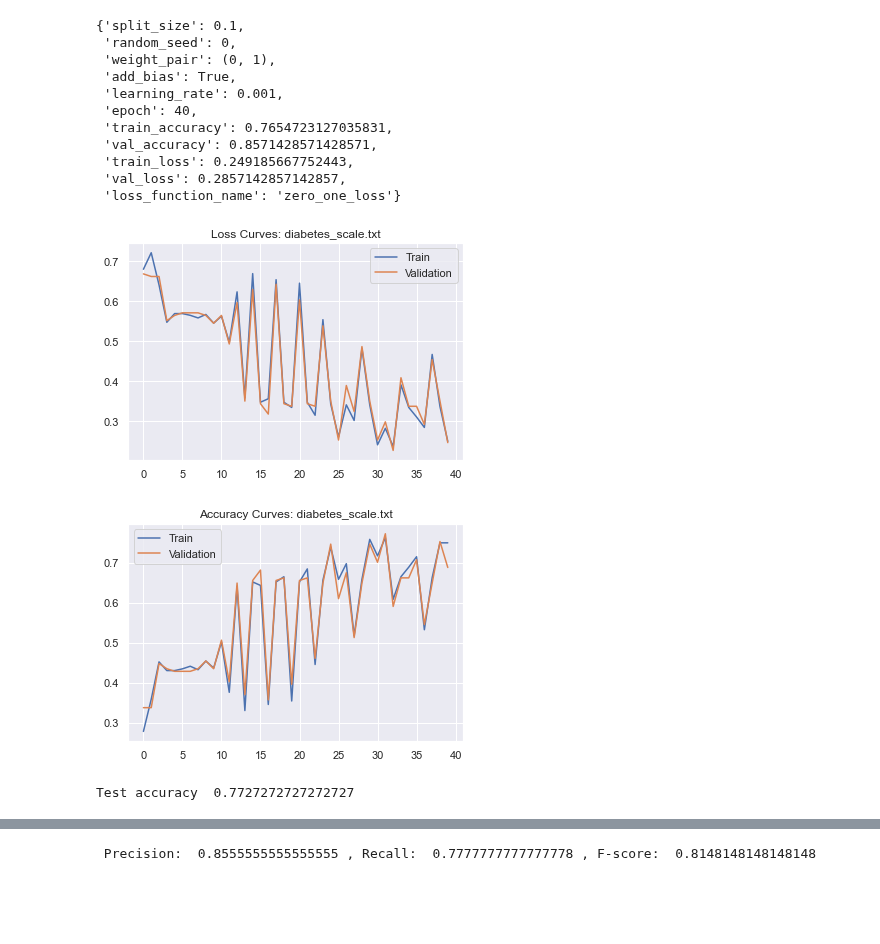
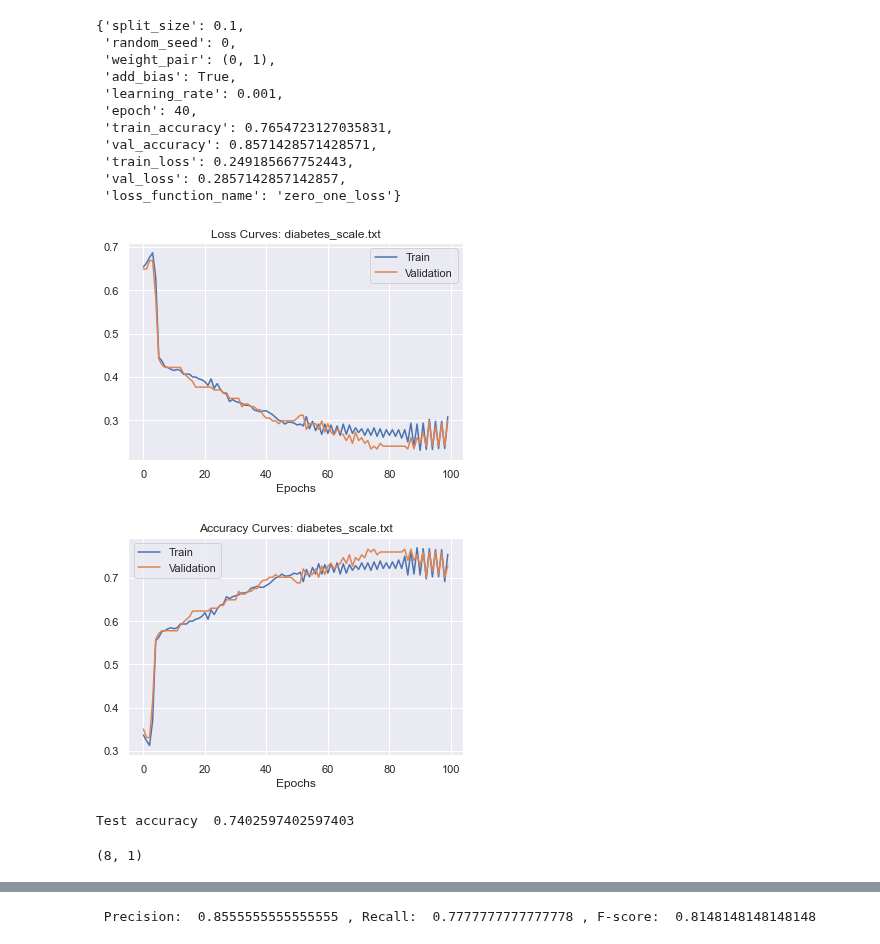
Before and after one commit to poo5zan/deep_learning_fundamentals, a Jupyter notebook: assignment_1/assignment_1.ipynb, the cells around one changed output, grey strips where cells are left out. Drawn from its saved outputs; the diff is of its cells as text; code cells hidden in the pictures; blank space fills up the shorter version.

```diff
--- a/assignment_1/assignment_1.ipynb
+++ b/assignment_1/assignment_1.ipynb
@@ -283,21 +283,22 @@ class Perceptron():
         # print('Train: ', X_train.shape[0], ', Val: ', X_val.shape[0], ', Test: ', X_test.shape[0])
         return X_train, X_val, X_test, y_train, y_val, y_test
 
-    def plot_line_graphs(self, x_values, y_values_list, y_labels, title):
+    def plot_line_graphs(self, x_values, y_values_list, y_labels, title, ylabel):
         for y_values, y_label in zip(y_values_list, y_labels):
             plt.plot(x_values, y_values, label = y_label)
 
         plt.legend()
         plt.title(title)
+        plt.xlabel("Epochs")
         plt.show()
 
     def plot_loss_curves(self, title_suffix):
         y_values_list = [self.train_losses, self.validation_losses]
-        self.plot_line_graphs(self.epochs, y_values_list, self.train_validation_y_labels, 'Loss Curves: ' + title_suffix)
+        self.plot_line_graphs(self.epochs, y_values_list, self.train_validation_y_labels, 'Loss Curves: ' + title_suffix, 'Loss')
 
     def plot_accuracy_curves(self, title_suffix):
         y_values_list = [self.train_accuracies, self.validation_accuracies]
-        self.plot_line_graphs(self.epochs, y_values_list, self.train_validation_y_labels, 'Accuracy Curves: ' + title_suffix)
+        self.plot_line_graphs(self.epochs, y_values_list, self.train_validation_y_labels, 'Accuracy Curves: ' + title_suffix, 'Accuracy')
 # %%
 3*3*3*2*4*4*6
 # %% [output]
@@ -447,28 +448,38 @@ optimal_parameters
 # %%
 # get test accuracy for these top 1  parameters
 # from result top 1, one with low validation loss
 
 np.random.seed(optimal_parameters['random_seed'])
 low, high = optimal_parameters['weight_pair']
-weights = np.random.uniform(low=low, high = high, size=8).reshape(-1,1)
+# weights = np.random.rand(8,1) # 62
+# weights = np.random.uniform(low=low, high = high, size=8).reshape(-1,1)
+# weights = 0.01 * np.random.randn(8,1) # 68.8
+# weights = np.random.randn(8,1) / np.sqrt(8) # 75.32
+# weights = np.random.standard_normal(size=(8,1)) # 74.0
+weights = np.random.normal(size=(8,1)) # 74.0
 perceptron = Perceptron(
     file_path=default_file_path,
     weights=weights,
     loss_function_name=optimal_parameters['loss_function_name'],
     learning_rate=optimal_parameters['learning_rate'],
-    epoch=optimal_parameters['epoch'],
-     add_bias=optimal_parameters['add_bias'])
+    epoch=100, #optimal_parameters['epoch'],
+    add_bias=optimal_parameters['add_bias'])
 X, y = perceptron.get_features_labels_from_file_data()
 X_train, X_val, X_test, y_train, y_val, y_test = perceptron.split_train_validation_test(
-        X, y, split_size)
+        X, y, .2)
 train_data = perceptron.train(X_train, y_train, X_val, y_val)
 perceptron.plot_loss_curves(default_file_path)
 perceptron.plot_accuracy_curves(default_file_path)
 
 X_test = perceptron.add_bias_in_features(X_test)
 test_accuracy = perceptron.accuracy(X_test, y_test)
 print('Test accuracy ', test_accuracy)
 # %% [output]
-[figure, old version]
+[figure, new version]
-[figure, old version]
+[figure, new version]
-Test accuracy  0.7727272727272727
+Test accuracy  0.7402597402597403
+# %%
+weights = np.random.rand(8,1)
+weights.shape
+# %% [output]
+(8, 1)
```
Also changed, not shown: parts of 4 cells of this notebook, 1 other file.
